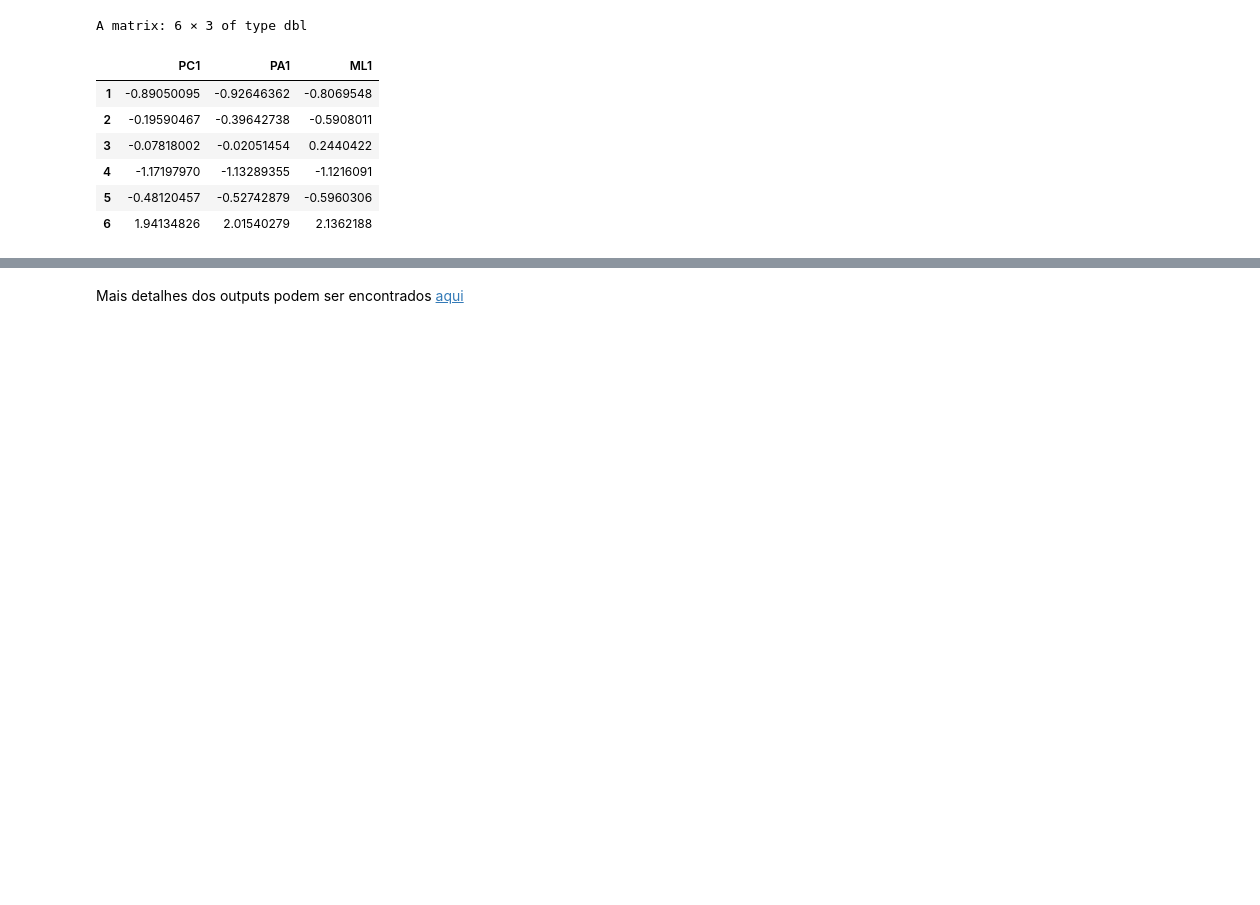
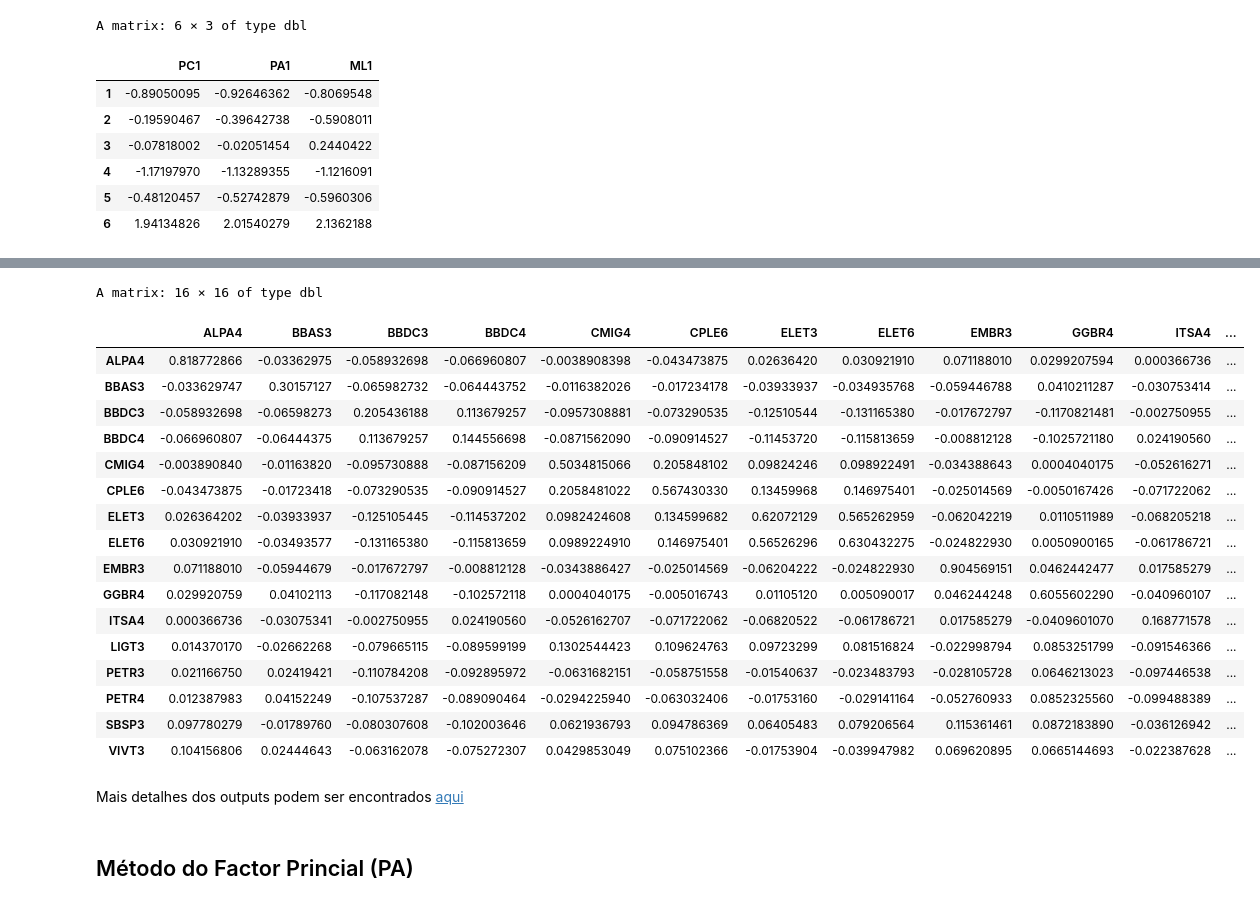
Before and after one commit to ctruciosm/BasicStats, a Jupyter notebook: AF.ipynb, the cells around one changed output, grey strips where cells are left out. Drawn from its saved outputs; the diff is of its cells as text; code cells hidden in the pictures; blank space fills up the shorter version.

```diff
--- a/AF.ipynb
+++ b/AF.ipynb
@@ -246,2 +346,25 @@ A matrix: 6 × 3 of type dbl
+# %%
+cov(u_ml)
+# %% [output]
+A matrix: 16 × 16 of type dbl
+|  | ALPA4 | BBAS3 | BBDC3 | BBDC4 | CMIG4 | CPLE6 | ELET3 | ELET6 | EMBR3 | GGBR4 | ITSA4 | ... |
+| ALPA4 | 0.818772866 | -0.03362975 | -0.058932698 | -0.066960807 | -0.0038908398 | -0.043473875 | 0.02636420 | 0.030921910 | 0.071188010 | 0.0299207594 | 0.000366736 | ... |
+| BBAS3 | -0.033629747 | 0.30157127 | -0.065982732 | -0.064443752 | -0.0116382026 | -0.017234178 | -0.03933937 | -0.034935768 | -0.059446788 | 0.0410211287 | -0.030753414 | ... |
+| BBDC3 | -0.058932698 | -0.06598273 | 0.205436188 | 0.113679257 | -0.0957308881 | -0.073290535 | -0.12510544 | -0.131165380 | -0.017672797 | -0.1170821481 | -0.002750955 | ... |
+| BBDC4 | -0.066960807 | -0.06444375 | 0.113679257 | 0.144556698 | -0.0871562090 | -0.090914527 | -0.11453720 | -0.115813659 | -0.008812128 | -0.1025721180 | 0.024190560 | ... |
+| CMIG4 | -0.003890840 | -0.01163820 | -0.095730888 | -0.087156209 | 0.5034815066 | 0.205848102 | 0.09824246 | 0.098922491 | -0.034388643 | 0.0004040175 | -0.052616271 | ... |
+| CPLE6 | -0.043473875 | -0.01723418 | -0.073290535 | -0.090914527 | 0.2058481022 | 0.567430330 | 0.13459968 | 0.146975401 | -0.025014569 | -0.0050167426 | -0.071722062 | ... |
+| ELET3 | 0.026364202 | -0.03933937 | -0.125105445 | -0.114537202 | 0.0982424608 | 0.134599682 | 0.62072129 | 0.565262959 | -0.062042219 | 0.0110511989 | -0.068205218 | ... |
+| ELET6 | 0.030921910 | -0.03493577 | -0.131165380 | -0.115813659 | 0.0989224910 | 0.146975401 | 0.56526296 | 0.630432275 | -0.024822930 | 0.0050900165 | -0.061786721 | ... |
+| EMBR3 | 0.071188010 | -0.05944679 | -0.017672797 | -0.008812128 | -0.0343886427 | -0.025014569 | -0.06204222 | -0.024822930 | 0.904569151 | 0.0462442477 | 0.017585279 | ... |
+| GGBR4 | 0.029920759 | 0.04102113 | -0.117082148 | -0.102572118 | 0.0004040175 | -0.005016743 | 0.01105120 | 0.005090017 | 0.046244248 | 0.6055602290 | -0.040960107 | ... |
+| ITSA4 | 0.000366736 | -0.03075341 | -0.002750955 | 0.024190560 | -0.0526162707 | -0.071722062 | -0.06820522 | -0.061786721 | 0.017585279 | -0.0409601070 | 0.168771578 | ... |
+| LIGT3 | 0.014370170 | -0.02662268 | -0.079665115 | -0.089599199 | 0.1302544423 | 0.109624763 | 0.09723299 | 0.081516824 | -0.022998794 | 0.0853251799 | -0.091546366 | ... |
+| PETR3 | 0.021166750 | 0.02419421 | -0.110784208 | -0.092895972 | -0.0631682151 | -0.058751558 | -0.01540637 | -0.023483793 | -0.028105728 | 0.0646213023 | -0.097446538 | ... |
+| PETR4 | 0.012387983 | 0.04152249 | -0.107537287 | -0.089090464 | -0.0294225940 | -0.063032406 | -0.01753160 | -0.029141164 | -0.052760933 | 0.0852325560 | -0.099488389 | ... |
+| SBSP3 | 0.097780279 | -0.01789760 | -0.080307608 | -0.102003646 | 0.0621936793 | 0.094786369 | 0.06405483 | 0.079206564 | 0.115361461 | 0.0872183890 | -0.036126942 | ... |
+| VIVT3 | 0.104156806 | 0.02444643 | -0.063162078 | -0.075272307 | 0.0429853049 | 0.075102366 | -0.01753904 | -0.039947982 | 0.069620895 | 0.0665144693 | -0.022387628 | ... |
 # %% [markdown]
 Mais detalhes dos outputs podem ser encontrados [aqui](https://m-clark.github.io/posts/2020-04-10-psych-explained/)
+# %% [markdown]
+## Método do Factor Princial (PA)
```
Also changed, not shown: parts of 10 cells of this notebook.
